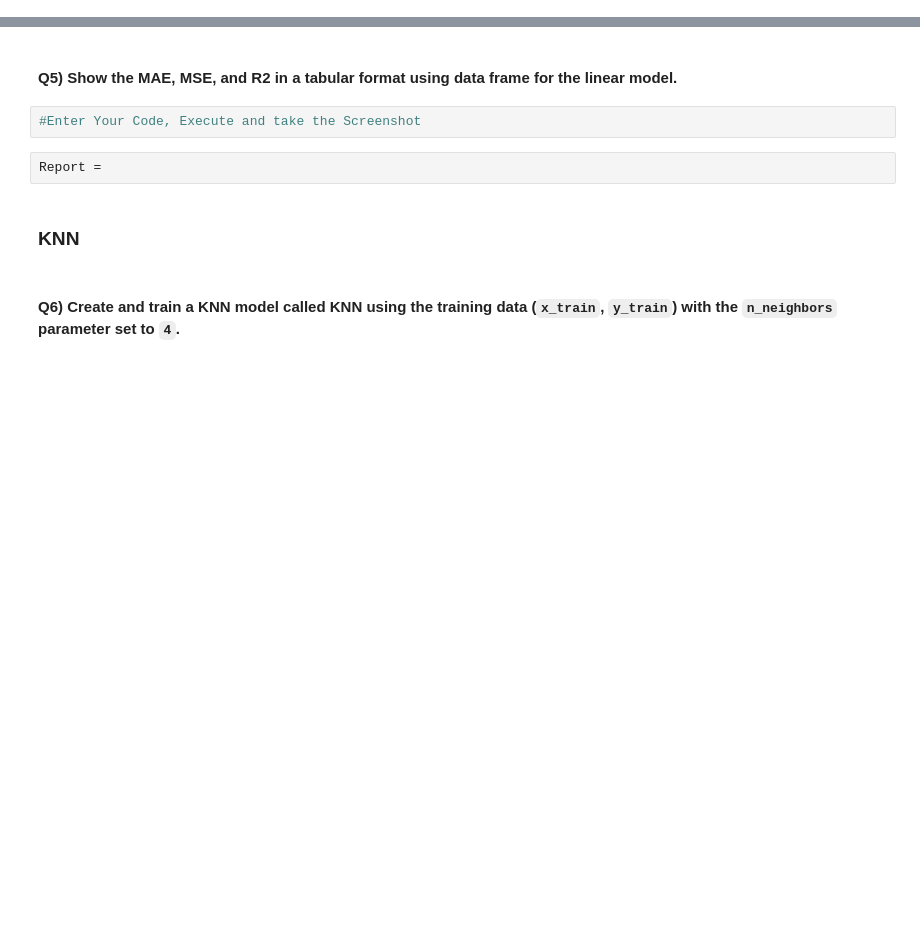
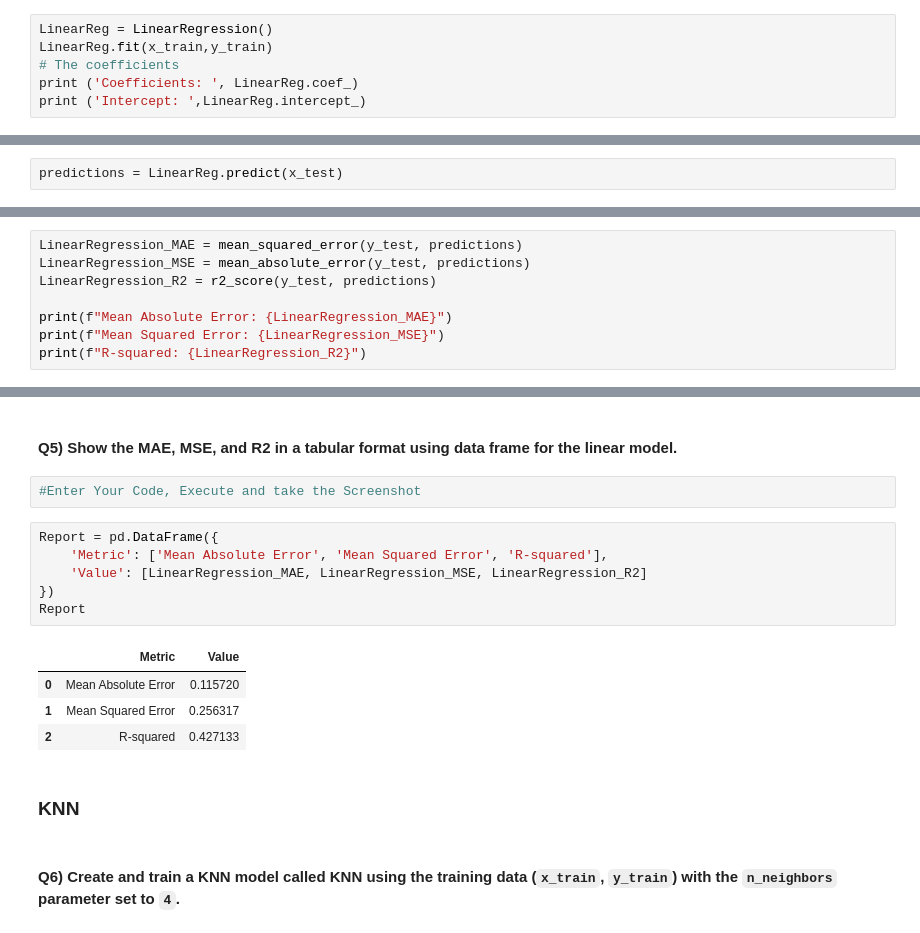
Before and after one commit to corbinae/MachineLearning, a Jupyter notebook: ML0101EN_SkillUp_FinalAssignment.jupyterlite.ipynb, the cells around one changed output, grey strips where cells are left out. Cells and saved outputs as stored; diff of their text form; blank space fills up the shorter version.

```diff
--- a/ML0101EN_SkillUp_FinalAssignment.jupyterlite.ipynb
+++ b/ML0101EN_SkillUp_FinalAssignment.jupyterlite.ipynb
@@ -206,0 +214,6 @@ LinearReg =
+# %%
+LinearReg = LinearRegression()
+LinearReg.fit(x_train,y_train)
+# The coefficients
+print ('Coefficients: ', LinearReg.coef_)
+print ('Intercept: ',LinearReg.intercept_)
@@ -213,3 +243,5 @@ predictions =
+# %%
+predictions = LinearReg.predict(x_test)
 # %% [markdown]
 #### Q4) Using the `predictions` and the `y_test` dataframe calculate the value for each metric using the appropriate function.
 # %%
@@ -220,0 +252,8 @@ LinearRegression_R2 =
+# %%
+LinearRegression_MAE = mean_squared_error(y_test, predictions)
+LinearRegression_MSE = mean_absolute_error(y_test, predictions)
+LinearRegression_R2 = r2_score(y_test, predictions)
+
+print(f"Mean Absolute Error: {LinearRegression_MAE}")
+print(f"Mean Squared Error: {LinearRegression_MSE}")
+print(f"R-squared: {LinearRegression_R2}")
@@ -222,8 +265,17 @@ LinearRegression_R2 =
 #### Q5) Show the MAE, MSE, and R2 in a tabular format using data frame for the linear model.
 # %%
 #Enter Your Code, Execute and take the Screenshot
-# %%
-Report =
+# %%
+Report = pd.DataFrame({
+    'Metric': ['Mean Absolute Error', 'Mean Squared Error', 'R-squared'],
+    'Value': [LinearRegression_MAE, LinearRegression_MSE, LinearRegression_R2]
+})
+Report
+# %% [output]
+|  | Metric | Value |
+| 0 | Mean Absolute Error | 0.115720 |
+| 1 | Mean Squared Error | 0.256317 |
+| 2 | R-squared | 0.427133 |
 # %% [markdown]
 ### KNN
 # %% [markdown]
```
Also changed, not shown: parts of 42 cells of this notebook.
